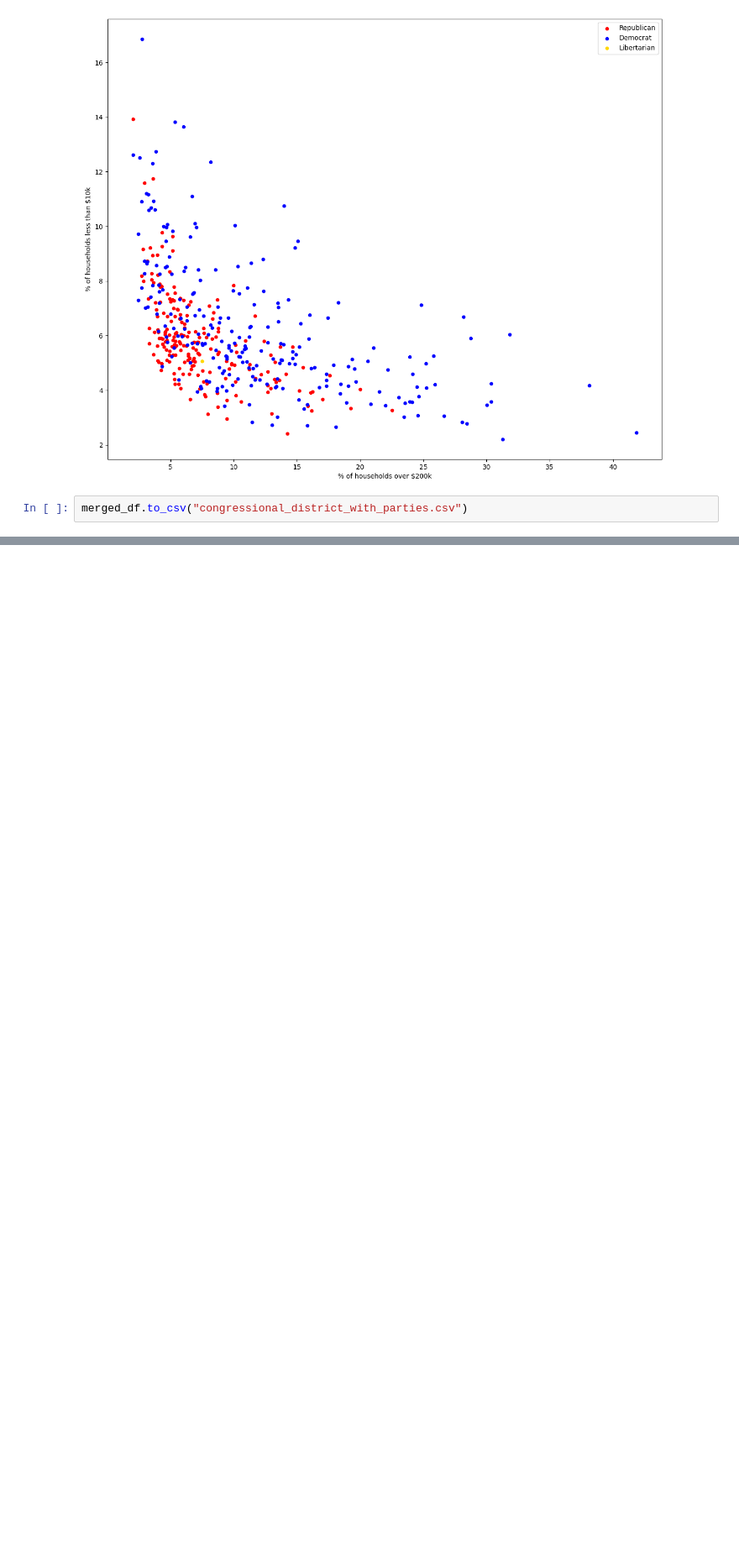
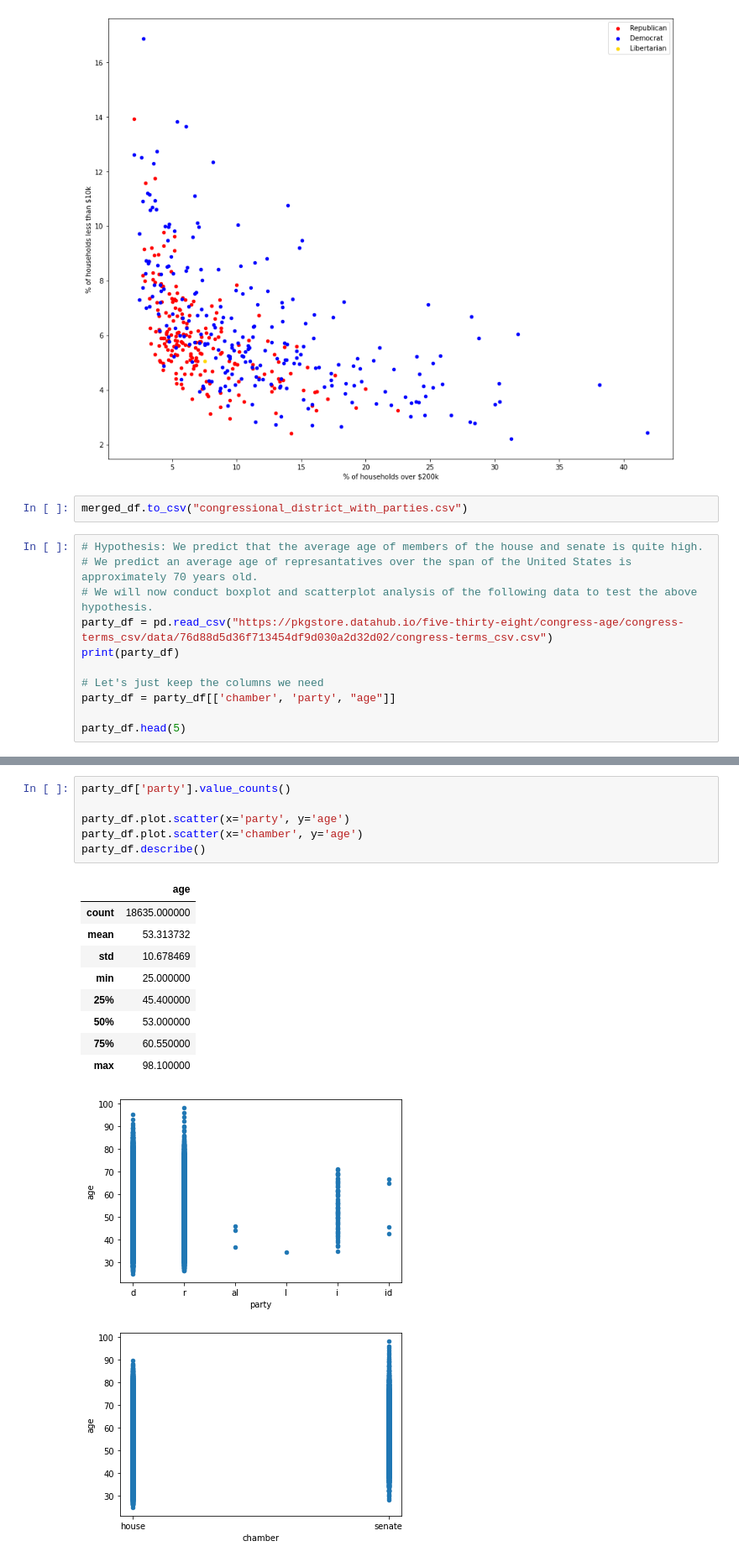
Before and after one commit to harrisonp1223/CongressionalAnalytics, a Jupyter notebook: Untitled.ipynb, the cells around one changed output, grey strips where cells are left out. Shown at 84% size. Drawn from its saved outputs; the diff is of its cells as text; blank space fills up the shorter version.

```diff
--- a/Untitled.ipynb
+++ b/Untitled.ipynb
@@ -162,3 +162,14 @@ plt.show()
 [figure]
 # %%
 merged_df.to_csv("congressional_district_with_parties.csv")
+# %%
+# Hypothesis: We predict that the average age of members of the house and senate is quite high.
+# We predict an average age of represantatives over the span of the United States is approximately 70 years old.
+# We will now conduct boxplot and scatterplot analysis of the following data to test the above hypothesis.
+party_df = pd.read_csv("https://pkgstore.datahub.io/five-thirty-eight/congress-age/congress-terms_csv/data/76d88d5d36f713454df9d030a2d32d02/congress-terms_csv.csv")
+print(party_df)
+
+# Let's just keep the columns we need
+party_df = party_df[['chamber', 'party', "age"]]
+
+party_df.head(5)
@@ -164,0 +200,18 @@ merged_df.to_csv("congressional_district_with_parties.csv")
+# %%
+party_df['party'].value_counts()
+
+party_df.plot.scatter(x='party', y='age')
+party_df.plot.scatter(x='chamber', y='age')
+party_df.describe()
+# %% [output]
+|  | age |
+| count | 18635.000000 |
+| mean | 53.313732 |
+| std | 10.678469 |
+| min | 25.000000 |
+| 25% | 45.400000 |
+| 50% | 53.000000 |
+| 75% | 60.550000 |
+| max | 98.100000 |
+[figure, added]
+[figure, added]
```
Also changed, not shown: parts of 3 cells of this notebook.
